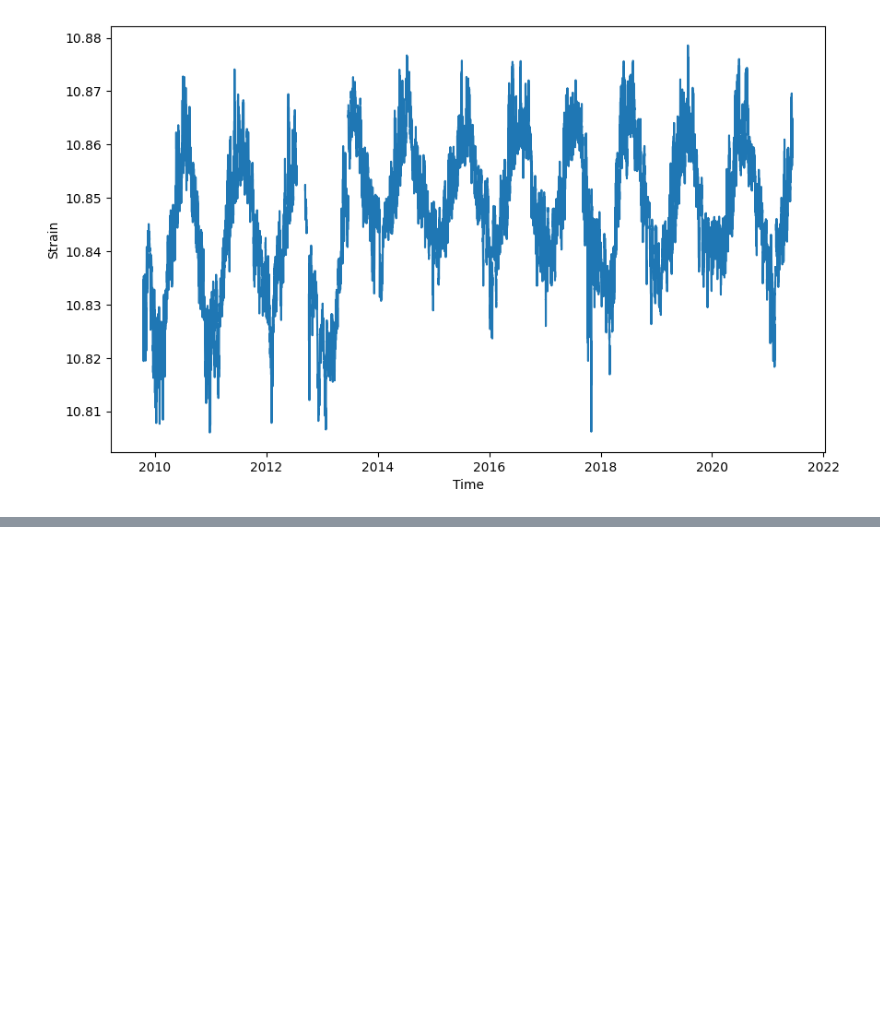
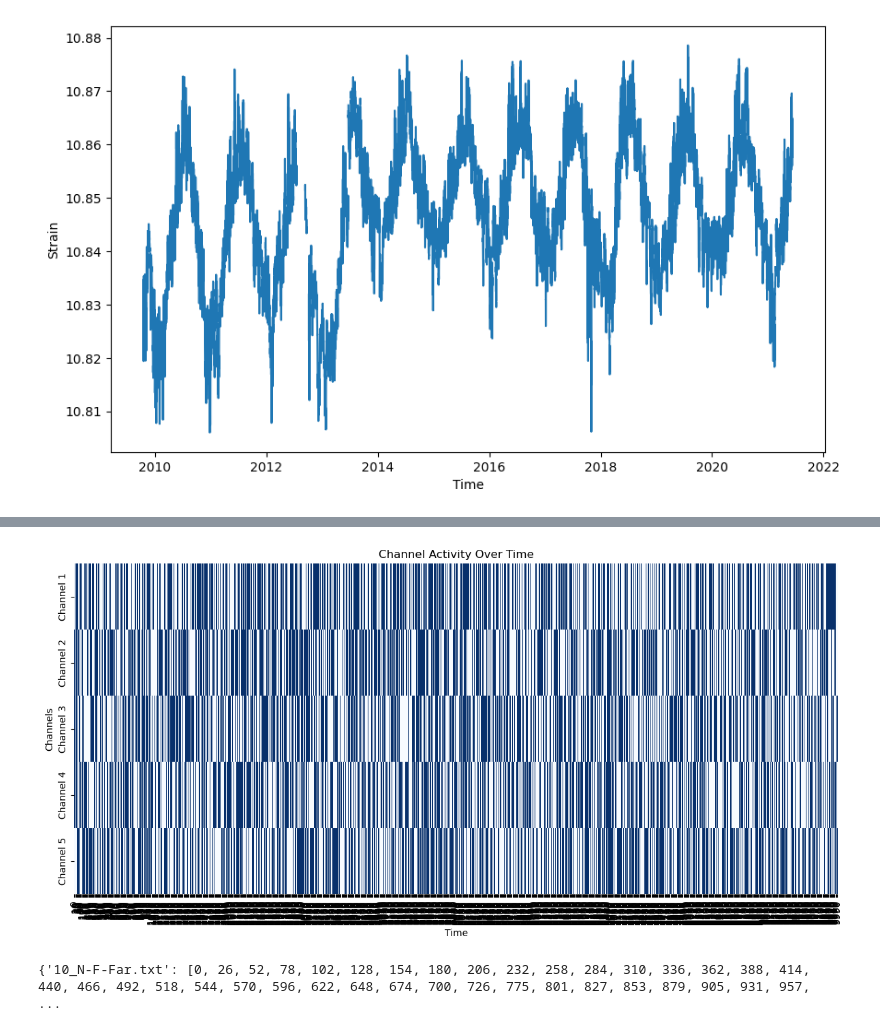
Before and after one commit to viktorkjellsson/Exjobb, a Jupyter notebook: labbet.ipynb, the cells around one changed output, grey strips where cells are left out. Saved outputs shown, nothing was run; the diff lists cells and outputs as text; code cells hidden in the pictures; blank space fills up the shorter version.

```diff
--- a/labbet.ipynb
+++ b/labbet.ipynb
@@ -331,0 +372,52 @@ KeyboardInterrupt:
+# %%
+import matplotlib.pyplot as plt
+import seaborn as sns
+import numpy as np
+
+# Example data: Each channel's activity over time (1 = active, 0 = inactive)
+# Suppose we have 5 channels and 100 time points
+channels = ['Channel 1', 'Channel 2', 'Channel 3', 'Channel 4', 'Channel 5']
+time_points = 10000
+
+# Generate random activity data (for demonstration purposes)
+activity_data = np.random.randint(0, 2, size=(len(channels), time_points))
+
+# Create the heatmap with horizontal lines between channels
+plt.figure(figsize=(12, 6))
+sns.heatmap(activity_data, cmap='Blues', cbar=False, xticklabels=10, yticklabels=channels)
+
+plt.xlabel('Time')
+plt.ylabel('Channels')
+plt.title('Channel Activity Over Time')
+
+# Display the plot
+plt.tight_layout()
+plt.show()
+# %% [output]
+[figure, added]
+# %%
+import pandas as pd
+import datetime as datetime
+import matplotlib.pyplot as plt
+import matplotlib.dates as mdates
+import seaborn as sns
+import numpy as np
+
+df = pd.read_csv('GÄB/filelist.txt', delimiter=',', header=None)
+df.rename(columns={df.columns[0]: 'Date_path'}, inplace=True)
+df['Datetime'] = pd.to_datetime(df['Date_path'], format='%Y%m%d%H%M%S')
+df.rename(columns={df.columns[1]: 'Loop'}, inplace=True)
+df = df[['Date_path', 'Datetime', 'Loop']]
+df = df.head(1000)
+
+loops = df['Loop'].unique()
+
+indices_dict = {}  # Dictionary to store indices
+
+for loop in loops:
+    indices_dict[loop] = df[df['Loop'] == loop].index.tolist()
+
+# Print the indices for a specific loop value
+print(indices_dict)
+# %% [output]
+{'10_N-F-Far.txt': [0, 26, 52, 78, 102, 128, 154, 180, 206, 232, 258, 284, 310, 336, 362, 388, 414, 440, 466, 492, 518, 544, 570, 596, 622, 648, 674, 700, 726, 775, 801, 827, 853, 879, 905, 931, 957,  ...
```
Also changed, not shown: parts of 3 cells of this notebook, 2 other files.
